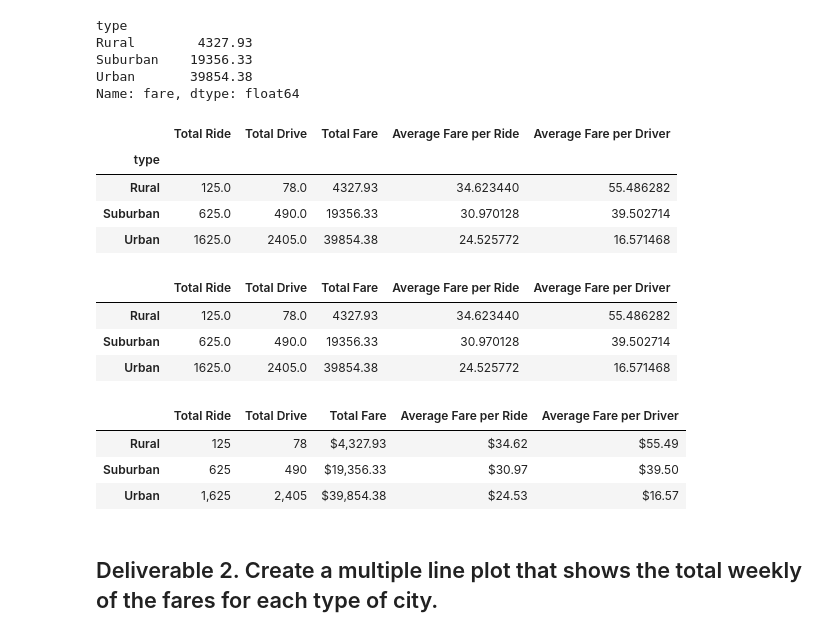
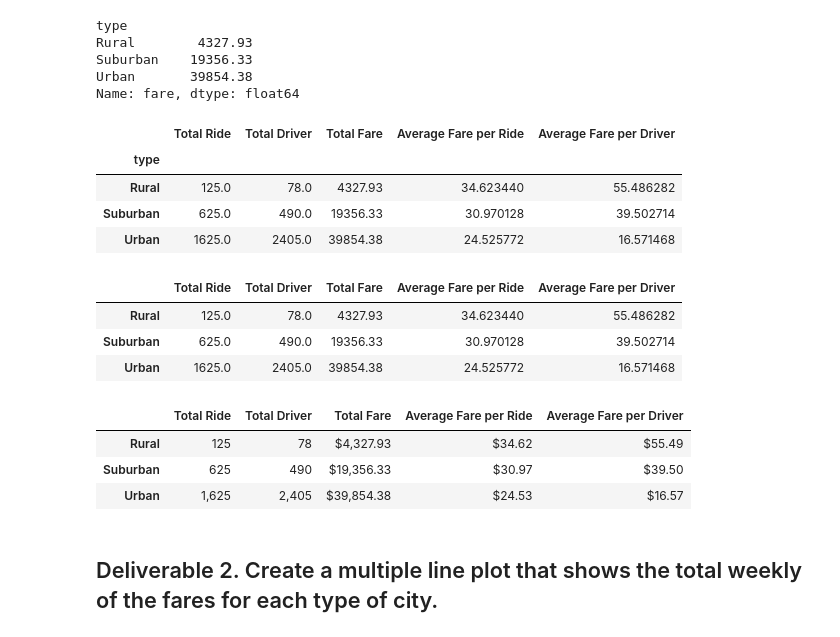
Before and after one commit to SiedHM/PyBer_Analysis, a Jupyter notebook: PyBer_Challenge.ipynb, the cells around one changed output. Cells and saved outputs as stored; diff of their text form; code cells hidden in the pictures.

```diff
--- a/PyBer_Challenge.ipynb
+++ b/PyBer_Challenge.ipynb
@@ -83,14 +83,14 @@ average_fare_per_driver=totalfare/totaldriver
 # %%
 #  6. Create a PyBer summary DataFrame.
 pyber_summary_df1=pd.DataFrame([totalride, totaldriver,totalfare,average_fare_per_ride,average_fare_per_driver])
 pyber_summary_df2=pyber_summary_df1.transpose()
 
 
-pyber_summary_df=pyber_summary_df2.rename(columns={"ride_id": "Total Ride", "driver_count": "Total Drive","fare":"Total Fare",
+pyber_summary_df=pyber_summary_df2.rename(columns={"ride_id": "Total Ride", "driver_count": "Total Driver","fare":"Total Fare",
                    "Unnamed 0":"Average Fare per Ride","Unnamed 1":"Average Fare per Driver"})
 pyber_summary_df
 # %% [output]
-|  | Total Ride | Total Drive | Total Fare | Average Fare per Ride | Average Fare per Driver |
+|  | Total Ride | Total Driver | Total Fare | Average Fare per Ride | Average Fare per Driver |
 | type |  |  |  |  |  |
 | Rural | 125.0 | 78.0 | 4327.93 | 34.623440 | 55.486282 |
 | Suburban | 625.0 | 490.0 | 19356.33 | 30.970128 | 39.502714 |
@@ -100,20 +100,20 @@ pyber_summary_df
 pyber_summary_df.index.name = None
 pyber_summary_df
 # %% [output]
-|  | Total Ride | Total Drive | Total Fare | Average Fare per Ride | Average Fare per Driver |
+|  | Total Ride | Total Driver | Total Fare | Average Fare per Ride | Average Fare per Driver |
 | Rural | 125.0 | 78.0 | 4327.93 | 34.623440 | 55.486282 |
 | Suburban | 625.0 | 490.0 | 19356.33 | 30.970128 | 39.502714 |
 | Urban | 1625.0 | 2405.0 | 39854.38 | 24.525772 | 16.571468 |
 # %%
 #  8. Format the columns.
 pyber_summary_df["Total Ride"]=pyber_summary_df["Total Ride"].map("{:,.0f}".format)
-pyber_summary_df["Total Drive"]=pyber_summary_df["Total Drive"].map("{:,.0f}".format)
+pyber_summary_df["Total Driver"]=pyber_summary_df["Total Driver"].map("{:,.0f}".format)
 pyber_summary_df["Total Fare"]=pyber_summary_df["Total Fare"].map("${:,.2f}".format)
 pyber_summary_df["Average Fare per Ride"]=pyber_summary_df["Average Fare per Ride"].map("${:,.2f}".format)
 pyber_summary_df["Average Fare per Driver"]=pyber_summary_df["Average Fare per Driver"].map("${:,.2f}".format)
 pyber_summary_df
 # %% [output]
-|  | Total Ride | Total Drive | Total Fare | Average Fare per Ride | Average Fare per Driver |
+|  | Total Ride | Total Driver | Total Fare | Average Fare per Ride | Average Fare per Driver |
 | Rural | 125 | 78 | $4,327.93 | $34.62 | $55.49 |
 | Suburban | 625 | 490 | $19,356.33 | $30.97 | $39.50 |
 | Urban | 1,625 | 2,405 | $39,854.38 | $24.53 | $16.57 |
```
Also changed, not shown: parts of 1 cell of this notebook, 3 other files.
